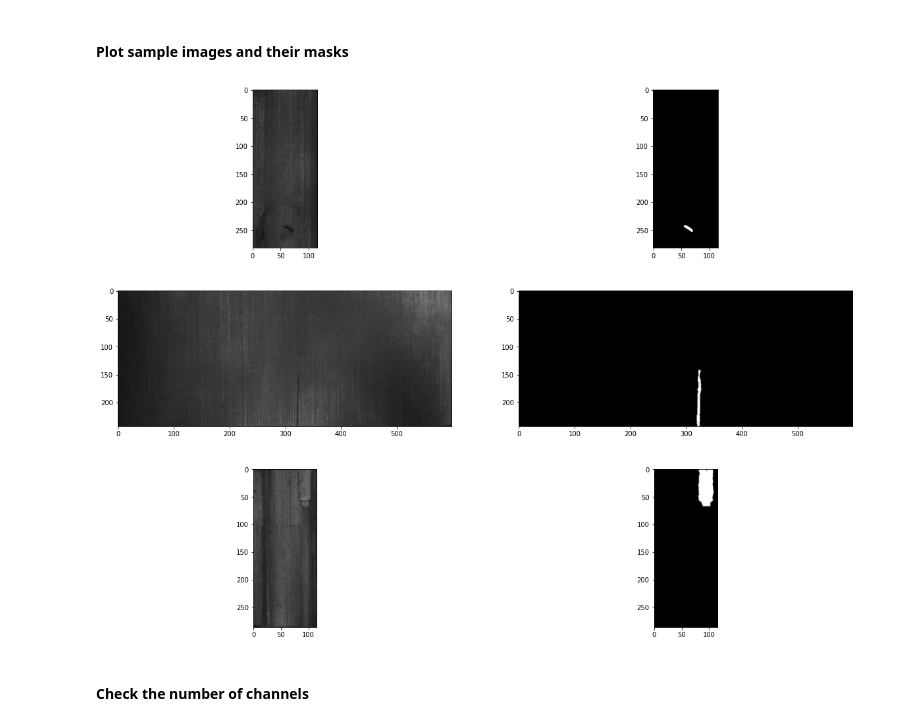
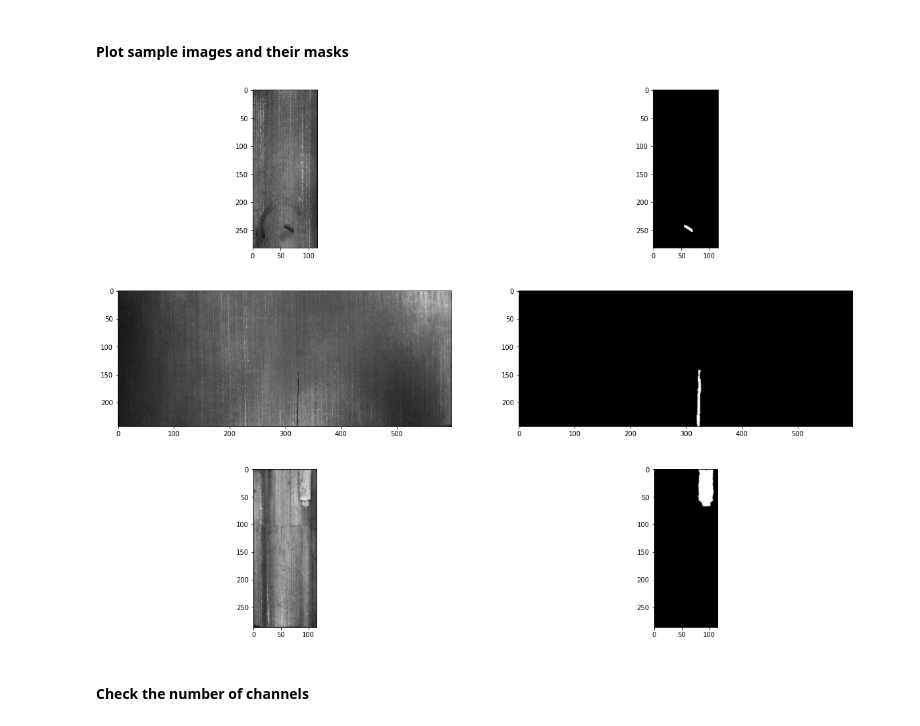
Before and after one commit to MitraDP/Detection-of-Surface-Defects-in-Magnetic-Tile-Images, a Jupyter notebook: notebook.ipynb, the cells around one changed output. Saved outputs shown, nothing was run; the diff lists cells and outputs as text; code cells hidden in the pictures.

```diff
--- a/notebook.ipynb
+++ b/notebook.ipynb
@@ -74,16 +58,18 @@ classes =['Blowhole', 'Crack', 'Break', 'Fray', 'Uneven', 'Free']
 # %%
 images_path=['data/MT_Blowhole/Imgs/exp1_num_4944','data/MT_Crack/Imgs/exp1_num_86828','/home/jovyan/work/data/MT_Break/Imgs/exp1_num_62553']
 
 fig =  plt.figure(figsize=(20, 15))
 n=len(images_path)
 for i, im_path in enumerate(images_path):
     ax = fig.add_subplot(n,2,2*i+1)
-    plt.imshow(Image.open(im_path+'.jpg').convert("RGB"))
+    #plt.imshow(Image.open(im_path+'.jpg').convert("RGB"))
+    plt.imshow(Image.open(im_path+'.jpg'), cmap='gray')
     ax = fig.add_subplot(n,2, 2*i+2)
     #plt.imshow(ImageOps.grayscale(Image.open(im_path+'.png')))
-    plt.imshow(Image.open(im_path+'.png').convert("RGB"))
+    #plt.imshow(Image.open(im_path+'.png').convert("RGB"))
+    plt.imshow(Image.open(im_path+'.png'), cmap='gray')
 # %% [output]
-[figure, old version]
+[figure, new version]
 # %% [markdown]
 #### Check the number of channels
 # %%
```
Also changed, not shown: parts of 28 cells of this notebook, 4 other files.
